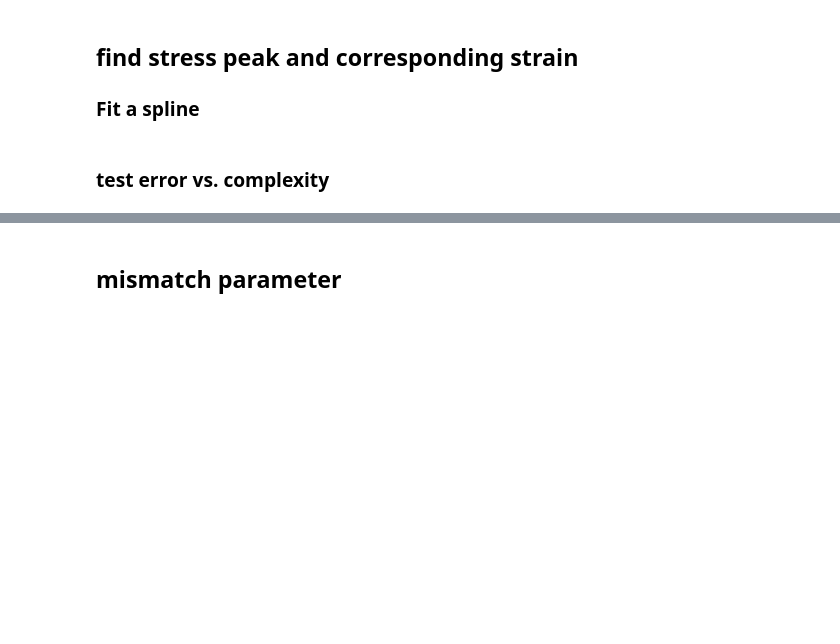
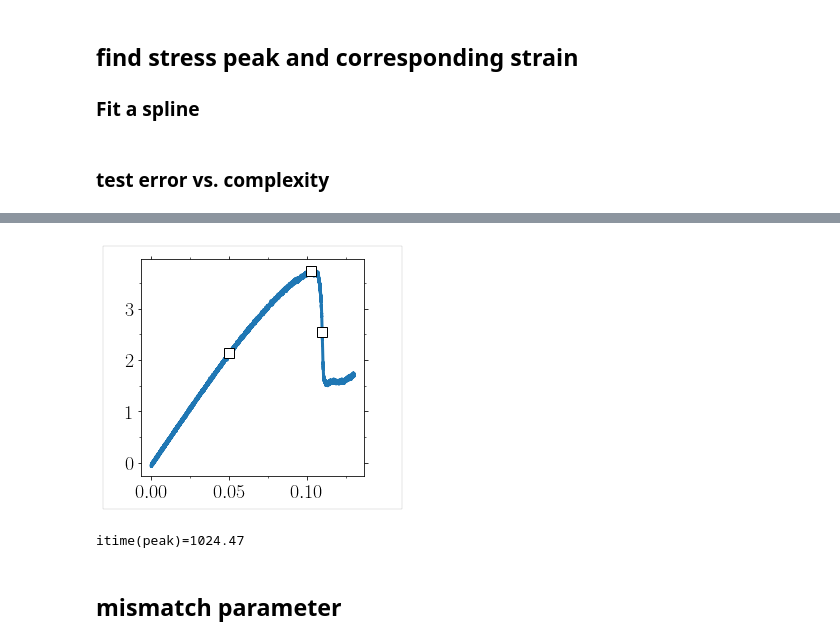
Before and after one commit to kkarimi62/glassDeformation, a Jupyter notebook: python/analyzePlasticity.ipynb, the cells around one changed output, grey strips where cells are left out. Cells and saved outputs as stored; diff of their text form; code cells hidden in the pictures; blank space fills up the shorter version.

```diff
--- a/python/analyzePlasticity.ipynb
+++ b/python/analyzePlasticity.ipynb
@@ -1207,3 +1055,66 @@ if eval(confParser['flags']['FitSpline']):
+# %%
+if not eval(confParser['flags']['RemoteMachine']):
+    #--- Plot
+    attrs={ #'alpha':0.5,
+            'fmt':'-',
+    #        'markersize':4,
+            'color':'C0',
+             'markerfacecolor':'white',
+             'markeredgecolor':'black',
+             'markevery':int(len(x)/128),
+             'linewidth':3,
+
+          }
+    ax=None
+    kwargs = {
+           'DrawFrame':(0.17,0.17,0.15,0.06,0.1),
+#           'xlim':(-0.01,0.21),
+#           'ylim':(-0.5,2.5),
+            'title':'loadCurve/loadCurve2nd.png',
+             }
+    #
+    ax = utl.PltErr(x,y,
+           yerr=None,
+           attrs = attrs,
+           Plot = False,
+           xstr='',#r'$\gamma$',
+           ystr='',#r'$\sigma$(Gpa)',
+#           xlim=(-0.01,0.21),
+#           ylim=(-0.5,2.5),
+          )
+    #
+    utl.PltErr([0.05,ey,em], [y[x>=0.05][0],sy,sm]
+           ,
+           yerr=None,
+           attrs = {'fmt':'s','color':'black','markersize':10,
+                    'markerfacecolor':'white',
+                    'markeredgecolor':'black'},
+           Plot = True,
+           ax = ax,
+           **kwargs
+          )
+# %% [output]
+[figure, added]
+# %%
+if eval(confParser['flags']['FitSpline']):
+#     times = lmpData.coord_atoms_broken.keys()
+#     times = np.array(sorted(times))
+    strainDump=strain #list(map(lambda x:GetStrainn(lp.Box(BoxBounds=lmpData.BoxBounds[times[0]]),
+#                                             lp.Box(BoxBounds=lmpData.BoxBounds[x])),times))
+    if eval(confParser['flags']['AssignYieldTime']):
+        itime = times[strainDump>=ey][0]
+        print('itime(peak)=%s'%itime)
+    elif eval(confParser['flags']['AssignMaxDropTime']):
+        itime = times[strainDump>=em][0]
+        print('itime(max. drop)=%s'%itime)
+    elif eval(confParser['flags']['AssignFlowTime']):
+        itime = times[strainDump>=ef][0]
+        print('itime(flow)=%s'%itime)
+
+    #--- set parameter
+    #confParser.set('parameters','itime',value='%s'%itime)
+# %% [output]
+itime(peak)=1024.47
 # %% [markdown]
 ## mismatch parameter
 # %%
```
Also changed, not shown: parts of 20 cells of this notebook, 2 other files.
